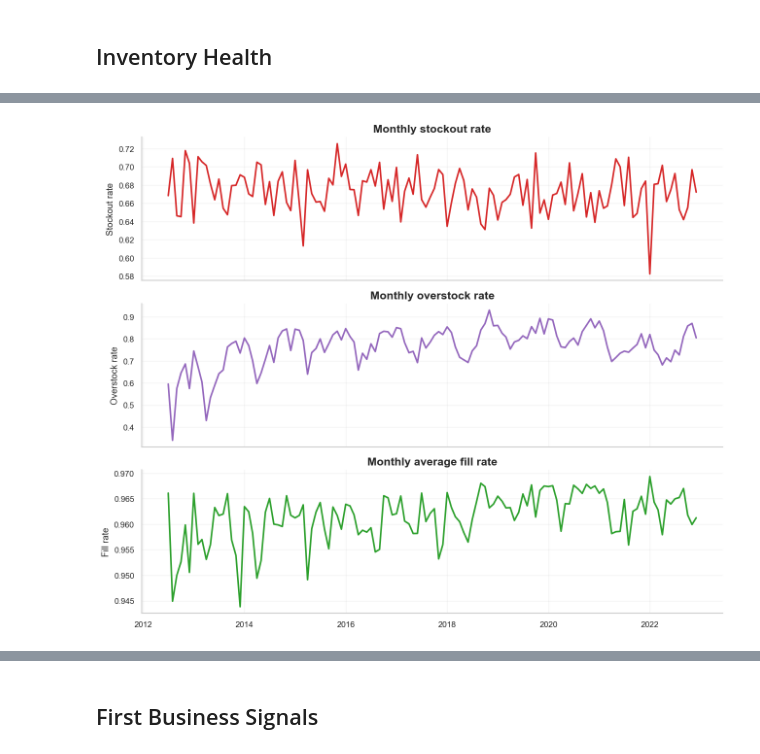
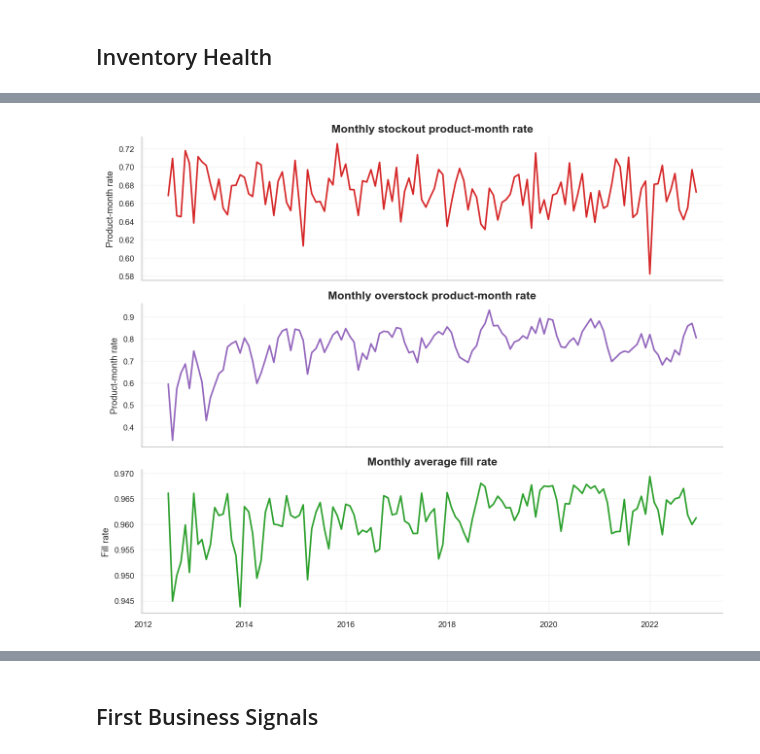
Before and after one commit to NgTHung/DATATHON-2026-r1, a Jupyter notebook: notebooks/02_eda.ipynb, the cells around one changed output, grey strips where cells are left out. Drawn from its saved outputs; the diff is of its cells as text; code cells hidden in the pictures.

```diff
--- a/notebooks/02_eda.ipynb
+++ b/notebooks/02_eda.ipynb
@@ -324,22 +324,22 @@ inventory_status.tail(12)
 # %%
 fig, axes = plt.subplots(3, 1, figsize=(11, 9), sharex=True)
-sns.lineplot(data=inventory_status, x="month", y="stockout_rate", ax=axes[0], color="#D62728")
-axes[0].set_title("Monthly stockout rate")
-axes[0].set_ylabel("Stockout rate")
+sns.lineplot(data=inventory_status, x="snapshot_month", y="stockout_product_month_rate", ax=axes[0], color="#D62728")
+axes[0].set_title("Monthly stockout product-month rate")
+axes[0].set_ylabel("Product-month rate")
 axes[0].set_xlabel("")
 
-sns.lineplot(data=inventory_status, x="month", y="overstock_rate", ax=axes[1], color="#9467BD")
-axes[1].set_title("Monthly overstock rate")
-axes[1].set_ylabel("Overstock rate")
+sns.lineplot(data=inventory_status, x="snapshot_month", y="overstock_product_month_rate", ax=axes[1], color="#9467BD")
+axes[1].set_title("Monthly overstock product-month rate")
+axes[1].set_ylabel("Product-month rate")
 axes[1].set_xlabel("")
 
-sns.lineplot(data=inventory_status, x="month", y="avg_fill_rate", ax=axes[2], color="#2CA02C")
+sns.lineplot(data=inventory_status, x="snapshot_month", y="avg_fill_rate", ax=axes[2], color="#2CA02C")
 axes[2].set_title("Monthly average fill rate")
 axes[2].set_ylabel("Fill rate")
 axes[2].set_xlabel("")
 plt.tight_layout()
 # %% [output]
-[figure, old version]
+[figure, new version]
 # %%
 stock_status_by_group = (
     inventory.groupby(["category", "segment"], as_index=False)
```
Also changed, not shown: parts of 8 cells of this notebook, 7 other files.
